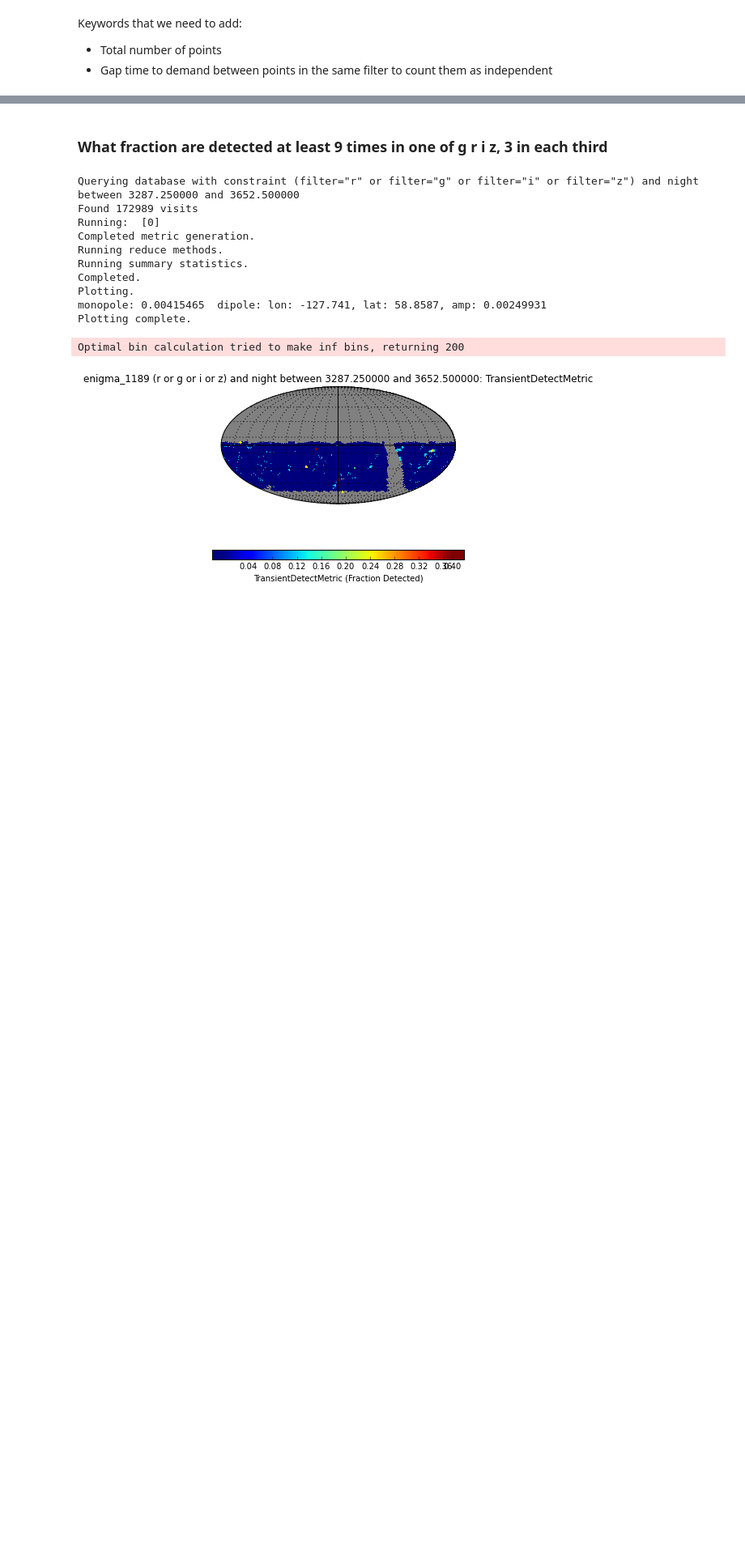
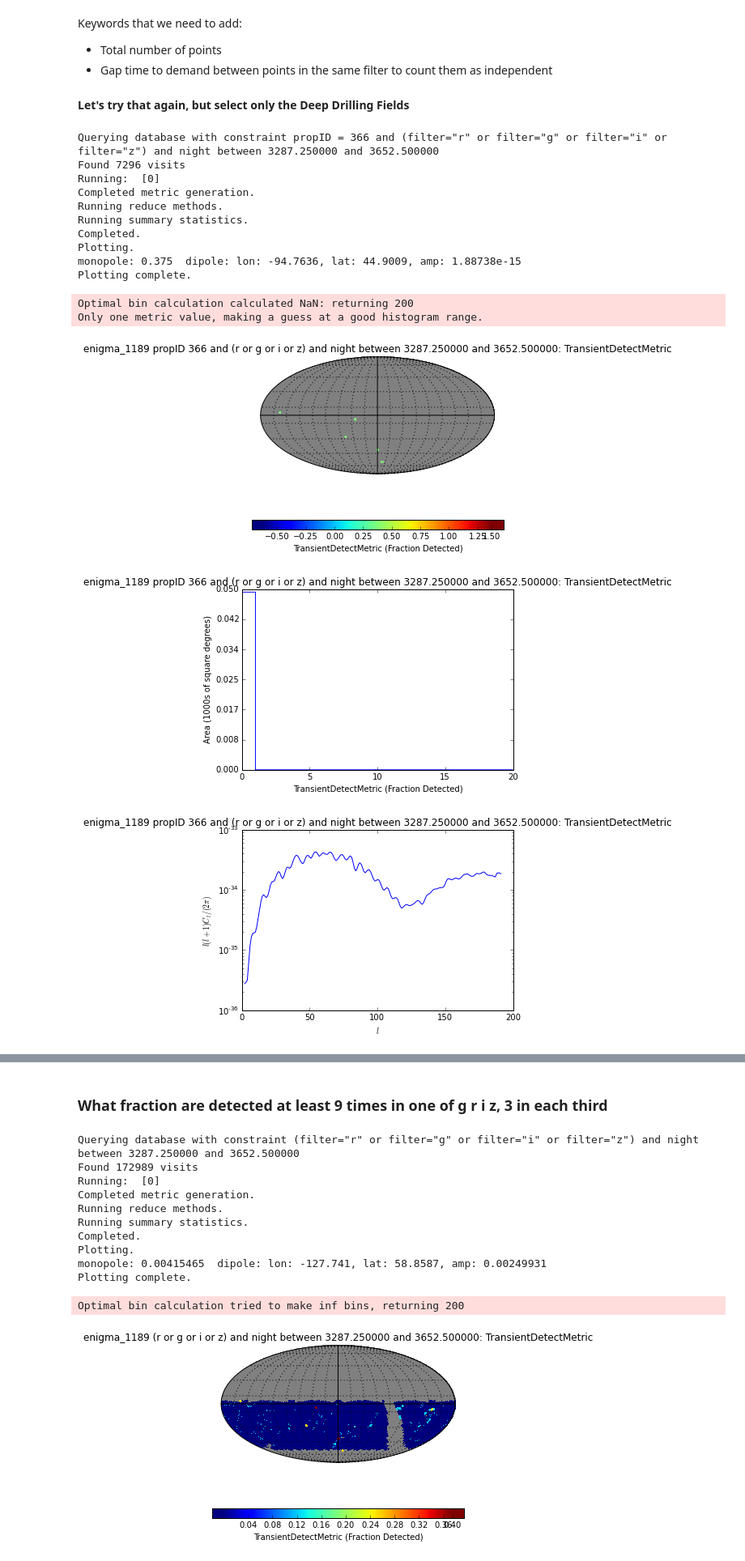
Before and after one commit to mjuric/sims_maf_notebooks, a Jupyter notebook: notebooks/SupernovaNotebook_Type1a_z0.5.ipynb, the cells around one changed output, grey strips where cells are left out. Shown at 81% size. Cells and saved outputs as stored; diff of their text form; code cells hidden in the pictures; blank space fills up the shorter version.

Commit message:
add computing total # of SN, and looking at only DD fields

```diff
--- a/notebooks/SupernovaNotebook_Type1a_z0.5.ipynb
+++ b/notebooks/SupernovaNotebook_Type1a_z0.5.ipynb
@@ -49,9 +50,12 @@ plt.legend()
 ### What fraction are detected at least once in any filter?
 # %%
 # Pick a slicer
-slicer = slicers.HealpixSlicer(nside=64)
+nside = 64
+slicer = slicers.HealpixSlicer(nside=nside)
+pixelArea = hp.nside2pixarea(nside, degrees=True) # in sq degrees
+surveyDuration = 1. # year, since we are selection only one year in the SQL
 
-summaryMetrics = [metrics.MedianMetric()]
+summaryMetrics = [metrics.MedianMetric(), metrics.SumMetric()]
 # Configure some metrics
 metricList = []
 # What fraction are detected at least once?
@@ -70,7 +74,7 @@ for i,metric in enumerate(metricList):
 # %% [markdown]
 #### NOTE - change your path and/or opsim database here
 # %%
-opsdb = db.OpsimDatabase('sqlite:////Users/sullivan/Projects/lsst/' + runName + '_sqlite.db')
+opsdb = db.OpsimDatabase('sqlite:///'+runName + '_sqlite.db')
 outDir = 'Transients'
 resultsDb = db.ResultsDb(outDir=outDir)
 
@@ -136,3 +152,33 @@ Keywords that we need to add:
 
 * Total number of points
 * Gap time to demand between points in the same filter to count them as independent
+# %% [markdown]
+**Let's try that again, but select only the Deep Drilling Fields**
+# %%
+transMetric = metrics.TransientMetric(riseSlope= -2./peakTime, declineSlope=1.4/30.,
+                                      transDuration=transDuration, peakTime=peakTime, surveyDuration=1,
+                                      nFilters=3, nPrePeak=3, nPerLC=2, **peaks)
+propids, propTags = opsdb.fetchPropInfo()
+sqlDD = utils.createSQLWhere('DD', propTags)
+sqlconstraint = sqlDD+' and '+ '(filter="r" or filter="g" or filter="i" or filter="z") and night between %f and %f' % (365.25*year,365.25*(year+1))
+transBundle = metricBundles.MetricBundle(transMetric, slicer, sqlconstraint,
+                                          runName=runName, summaryMetrics=summaryMetrics)
+bgroup = metricBundles.MetricBundleGroup({0:transBundle}, opsdb, outDir=outDir, resultsDb=resultsDb)
+bgroup.runAll()
+bgroup.plotAll(closefigs=False)
+# %% [output]
+Querying database with constraint propID = 366 and (filter="r" or filter="g" or filter="i" or filter="z") and night between 3287.250000 and 3652.500000
+Found 7296 visits
+Running:  [0]
+Completed metric generation.
+Running reduce methods.
+Running summary statistics.
+Completed.
+Plotting.
+monopole: 0.375  dipole: lon: -94.7636, lat: 44.9009, amp: 1.88738e-15
+Plotting complete.
+Optimal bin calculation calculated NaN: returning 200
+Only one metric value, making a guess at a good histogram range.
+[figure, added]
+[figure, added]
+[figure, added]
```
Also changed, not shown: parts of 7 cells of this notebook.
